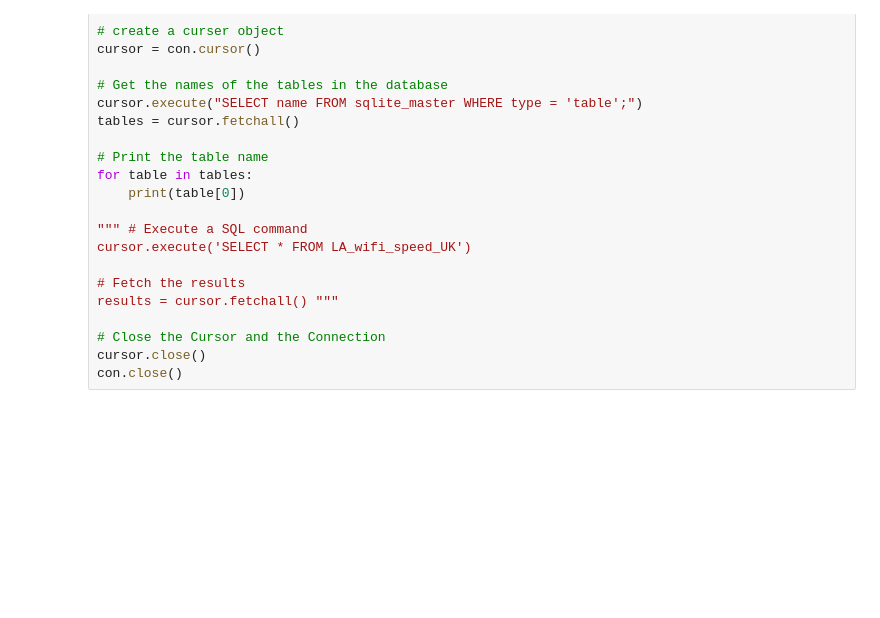
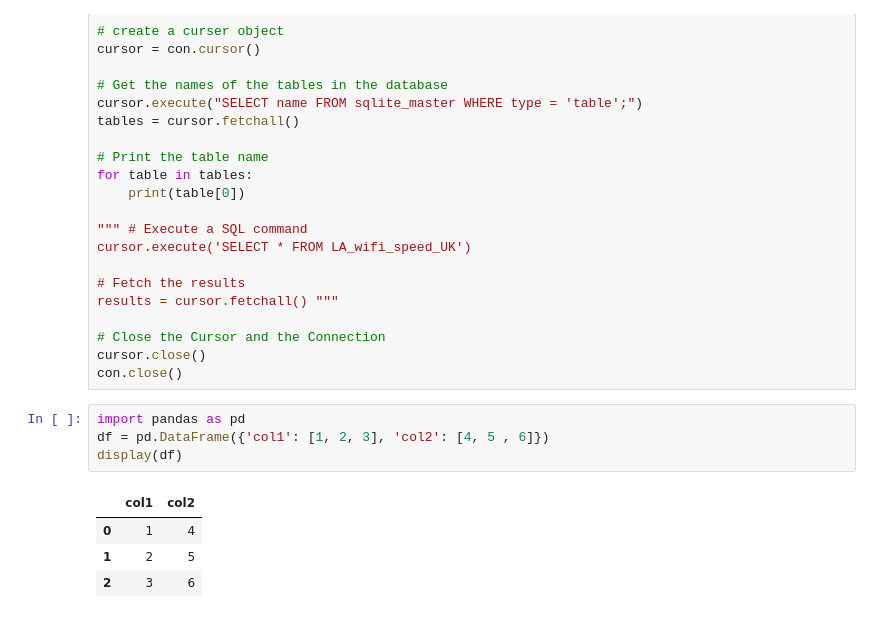
Before and after one commit to JennerMaxim/LearnPython, a Jupyter notebook: index.ipynb, the cells around one changed output. Saved outputs shown, nothing was run; the diff lists cells and outputs as text; blank space fills up the shorter version.

```diff
--- a/index.ipynb
+++ b/index.ipynb
@@ -995,3 +995,12 @@ results = cursor.fetchall() """
 # Close the Cursor and the Connection
 cursor.close()
 con.close()
+# %%
+import pandas as pd
+df = pd.DataFrame({'col1': [1, 2, 3], 'col2': [4, 5 , 6]})
+display(df)
+# %% [output]
+|  | col1 | col2 |
+| 0 | 1 | 4 |
+| 1 | 2 | 5 |
+| 2 | 3 | 6 |
```
Also changed, not shown: parts of 12 cells of this notebook, 1 other file.
